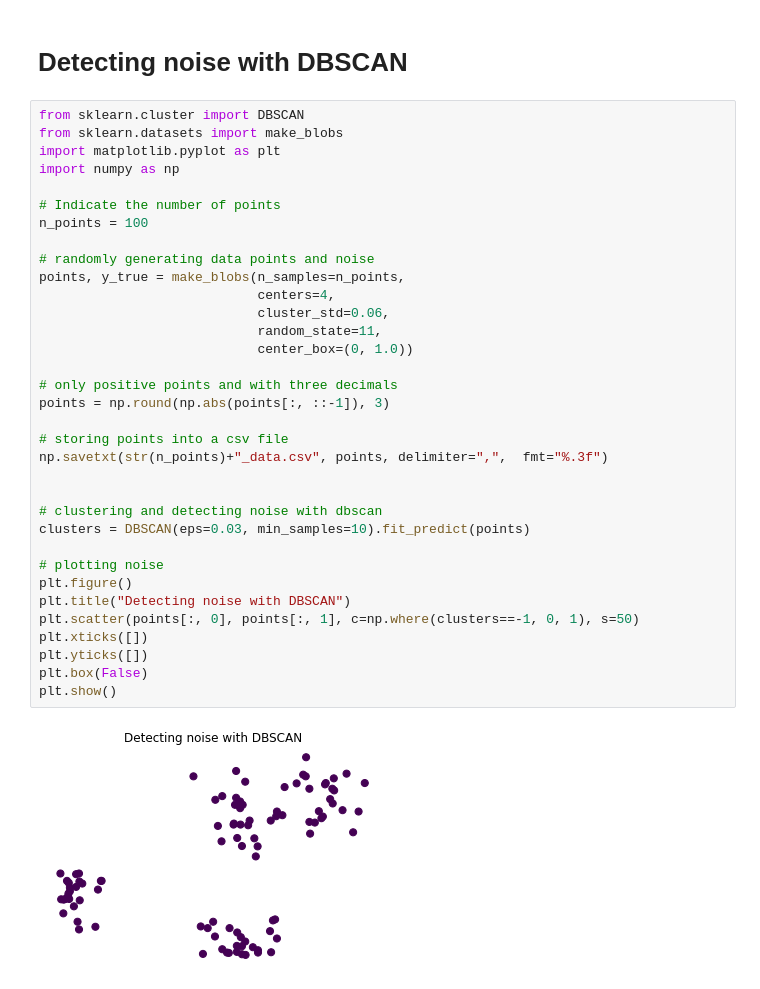
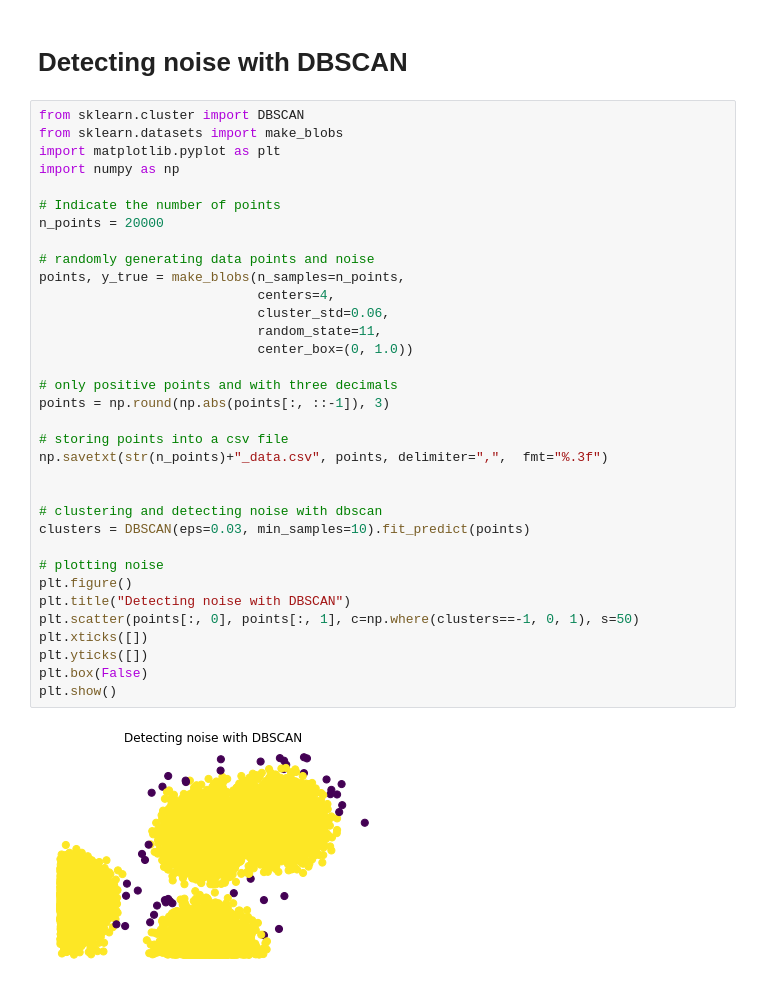
Before and after one commit to guillermoNaranjo/DBSCAN, a Jupyter notebook: synthetic_cluster_points.ipynb, the cells around one changed output. Saved outputs shown, nothing was run; the diff lists cells and outputs as text.

```diff
--- a/synthetic_cluster_points.ipynb
+++ b/synthetic_cluster_points.ipynb
@@ -7,35 +7,35 @@ import matplotlib.pyplot as plt
 import numpy as np
 
 # Indicate the number of points
-n_points = 100
+n_points = 20000
 
 # randomly generating data points and noise
 points, y_true = make_blobs(n_samples=n_points,
                             centers=4,
                             cluster_std=0.06,
                             random_state=11,
                             center_box=(0, 1.0))
 
 # only positive points and with three decimals
 points = np.round(np.abs(points[:, ::-1]), 3)
 
 # storing points into a csv file
 np.savetxt(str(n_points)+"_data.csv", points, delimiter=",",  fmt="%.3f")
 
 
 # clustering and detecting noise with dbscan
 clusters = DBSCAN(eps=0.03, min_samples=10).fit_predict(points)
 
 # plotting noise
 plt.figure()
 plt.title("Detecting noise with DBSCAN")
 plt.scatter(points[:, 0], points[:, 1], c=np.where(clusters==-1, 0, 1), s=50)
 plt.xticks([])
 plt.yticks([])
 plt.box(False)
 plt.show()
 # %% [output]
-[figure, old version]
+[figure, new version]
 # %%
 # loading results from c++ program into a numpy array
 result = np.loadtxt(str(n_points)+"_results.csv", delimiter=",")
```
Also changed, not shown: parts of 1 cell of this notebook, 4 other files.
